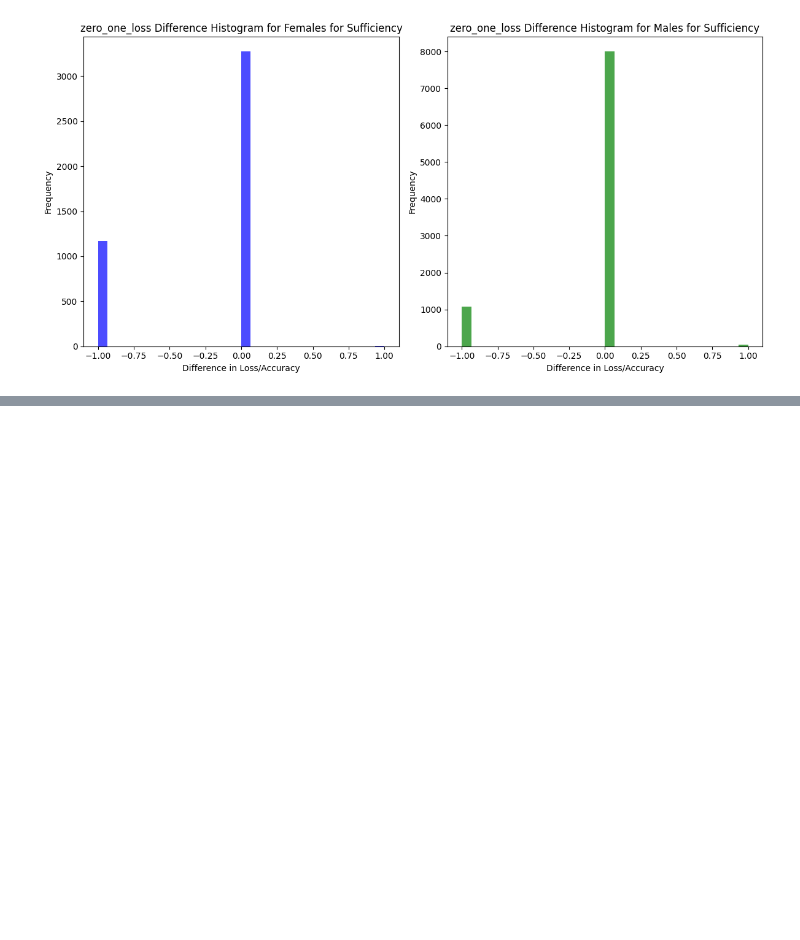
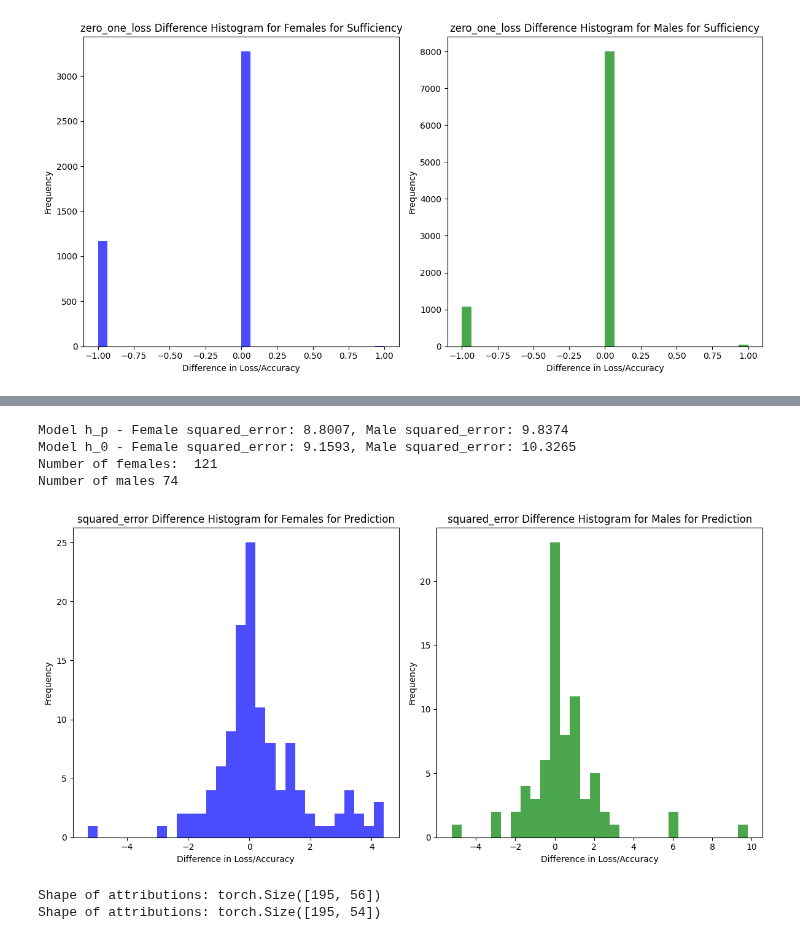
Before and after one commit to geometric-intelligence/proteo, a Jupyter notebook: proteo/toy_examples_fid.ipynb, the cells around one changed output, grey strips where cells are left out. Cells and saved outputs as stored; diff of their text form; code cells hidden in the pictures; blank space fills up the shorter version.

```diff
--- a/proteo/toy_examples_fid.ipynb
+++ b/proteo/toy_examples_fid.ipynb
@@ -268,7 +287,7 @@ def compare_models_by_sex(y_preds_hp, y_preds_h0, X_test_hp, y_val_hp, y_val_h0,
 # %% [markdown]
 Plot Individual Loss Differences per Sex
 # %%
-def individual_loss_difference(y_preds_h0, y_preds_hp, y_val_h0, y_val_hp, sex_indices, cost_function):
+def individual_loss_difference(y_preds_h0, y_preds_hp, y_val_h0, y_val_hp, sex_indices, cost_function, title):
     """
     Compute the loss difference between y_preds_h0 and y_preds_hp on a per-individual basis for a given sex using a custom cost function.
     """
@@ -278,7 +297,10 @@ def individual_loss_difference(y_preds_h0, y_preds_hp, y_val_h0, y_val_hp, sex_i
     y_vals_h0_filtered = y_val_h0[sex_indices]
     y_vals_hp_filtered = y_val_hp[sex_indices]
 
-
+    if title == "Comprehensiveness":
+        # Negate the difference for comprehensiveness
+        individual_diff = np.array([cost_function(val_hp, pred_hp) - cost_function(val_h0, pred_h0)
+                                    for val_h0, val_hp, pred_h0, pred_hp in zip(y_vals_h0_filtered, y_vals_hp_filtered, y_preds_h0_filtered, y_preds_hp_filtered)])
     # Compute individual element-wise losses using the custom cost function
     individual_diff = np.array([cost_function(val_h0, pred_h0) - cost_function(val_hp, pred_hp)
                                 for val_h0, val_hp, pred_h0, pred_hp in zip(y_vals_h0_filtered, y_vals_hp_filtered, y_preds_h0_filtered, y_preds_hp_filtered)])
@@ -294,10 +316,10 @@ def plot_loss_difference_histogram(y_preds_h0, y_preds_hp, X_test_hp, y_val_h0,
     print("Number of males", sum(male_indices))
 
     # Compute loss differences for females
-    female_loss_diff = individual_loss_difference(y_preds_h0, y_preds_hp, y_val_h0, y_val_hp, female_indices, cost_function)
+    female_loss_diff = individual_loss_difference(y_preds_h0, y_preds_hp, y_val_h0, y_val_hp, female_indices, cost_function, title)
 
     # Compute loss differences for males
-    male_loss_diff = individual_loss_difference(y_preds_h0, y_preds_hp, y_val_h0, y_val_hp, male_indices, cost_function)
+    male_loss_diff = individual_loss_difference(y_preds_h0, y_preds_hp, y_val_h0, y_val_hp, male_indices, cost_function, title)
 
     # Plot histogram for females
     plt.figure(figsize=(12, 6))
@@ -376,7 +398,7 @@ def sufficiency(model, X_test, attributions, top_k):
 # %% [markdown]
 Define Cost Functions
 # %%
-def regression_cost_function(true_value, pred_value):
+def squared_error(true_value, pred_value):
     return (true_value - pred_value) ** 2
 
 def zero_one_loss(true_value, pred_prob):
@@ -456,0 +492,26 @@ X_train_hp, X_test_hp, y_train, y_test, X_train_h0, X_test_h0, model_hp, model_h
+# %%
+# Step 2: Generate predictions for both models
+y_preds_hp_reg = predict_model(model_hp_reg, X_test_hp_reg)
+y_preds_h0_reg = predict_model(model_h0_reg, X_test_h0_reg)
+
+# Assume true values for both models are the same, if not, handle them separately
+y_test_hp_reg = y_test_reg
+y_test_h0_reg = y_test_reg
+
+# Step 3: Compare models by sex using regression cost function (mean squared error)
+compare_models_by_sex(y_preds_hp_reg, y_preds_h0_reg, X_test_hp_reg, y_test_hp_reg, y_test_h0_reg, squared_error)
+
+# Step 4: Plot loss difference histograms for normal model predictions using mean squared error
+plot_loss_difference_histogram(y_preds_h0_reg, y_preds_hp_reg, X_test_hp_reg, y_test_h0_reg, y_test_hp_reg, squared_error, "Prediction")
+# %% [output]
+Model h_p - Female squared_error: 8.8007, Male squared_error: 9.8374
+Model h_0 - Female squared_error: 9.1593, Male squared_error: 10.3265
+Number of females:  121
+Number of males 74
+[figure, added]
+# %%
+attributions_hp_reg, _ = explain_with_ig(model_hp_reg, X_test_hp_reg)
+attributions_h0_reg, _ = explain_with_ig(model_h0_reg, X_test_h0_reg)
+# %% [output]
+Shape of attributions: torch.Size([195, 56])
+Shape of attributions: torch.Size([195, 54])
```
Also changed, not shown: parts of 6 cells of this notebook.
